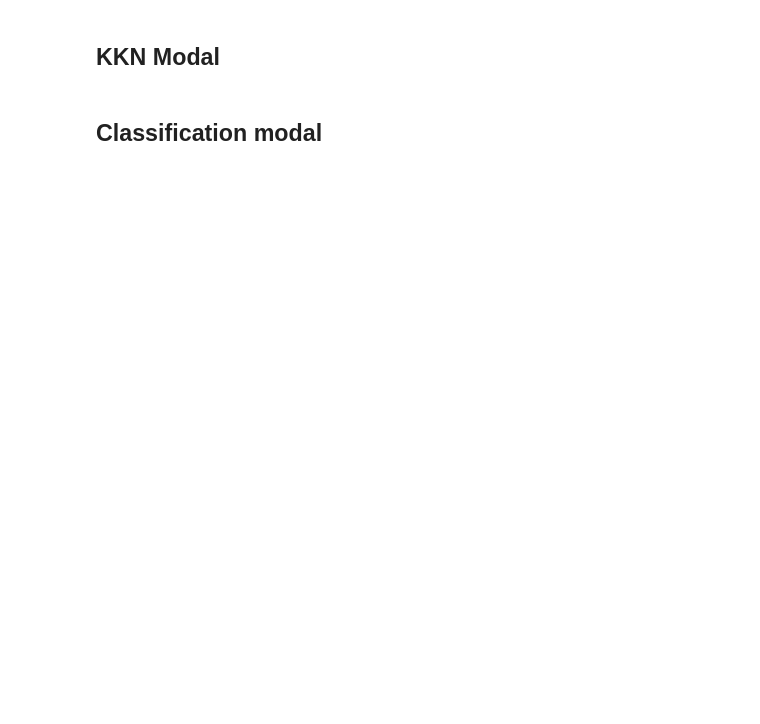
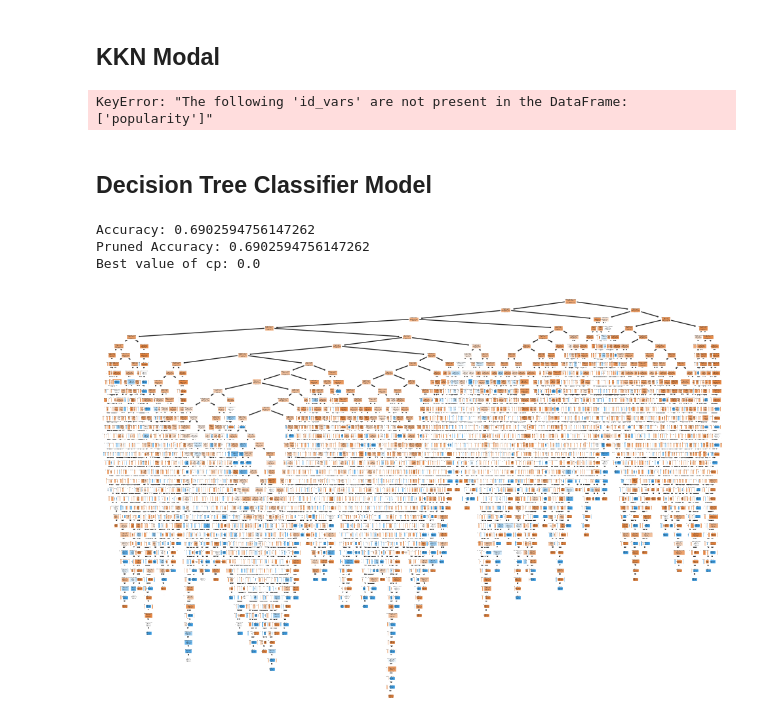
Before and after one commit to SamC0124/SClear_DDahal_MYinkaOke_Spotify_Project, a Jupyter notebook: cs3870_final_project.ipynb, the cells around one changed output. Cells and saved outputs as stored; diff of their text form; code cells hidden in the pictures; blank space fills up the shorter version.

Commit message:
Current session's final version, refining SVM model and searching for training set contamination in KNN model.

```diff
--- a/cs3870_final_project.ipynb
+++ b/cs3870_final_project.ipynb
@@ -81,7 +85,7 @@ data = data[data['popularity'] > 75]
 cleared_data = pd.read_csv('data/song_data.csv').drop(columns=['track_id', 'key']).dropna(how='any')
 
 # Assuming 'popularity' column contains numerical values
-cleared_data['popularity'] = cleared_data['popularity'].apply(lambda x: 1 if x > 75 else 0)
+cleared_data['popularity'] = cleared_data['popularity'].apply(lambda x: 1 if x > 50 else 0)
 
 # Convert True to 1 and False to 0 in the "popularity" column
 cleared_data['explicit'] = cleared_data['explicit'].astype(int)
@@ -93,8 +97,8 @@ cleared_data = cleared_data.drop_duplicates(subset=['track_name'])
 cleared_data['duration_s'] = cleared_data['duration_ms'] / 1000
 
 # List of columns you want to keep
-columns_data = ['popularity', 'duration_s', 'explicit', 'danceability', 'energy', 'loudness', 'speechiness',
-                   'acousticness', 'instrumentalness', 'liveness', 'valence', 'tempo']
+columns_data = ['popularity', 'duration_s', 'explicit', 'danceability', 'energy', 'loudness', 'speechiness', 'acousticness', 'instrumentalness', 'liveness', 'valence', 'tempo']
+columns_targets = ['duration_s', 'explicit', 'danceability', 'energy', 'loudness', 'speechiness', 'acousticness', 'instrumentalness', 'liveness', 'valence', 'tempo']
 
 # Filtering columns
 
@@ -106,6 +113,8 @@ We made graphs to look at diffrent relationship between the date for better unde
 # %% [markdown]
 ## KKN Modal
 # %%
+# Problem: Popularity is mixing into this dataset, making the model train incorrectly.
+
 long_data = pd.melt(cleared_data, id_vars=['popularity'], var_name='feature', value_name='value')
 
 # Calculate the mean for each feature and popularity
@@ -146,14 +155,14 @@ for i in range(len(knn_results)):
     loop_knn = cross_val_predict(knn, pop_norm, cleared_data['popularity'], cv=5)
     loop_norm_cm = confusion_matrix(loop_knn, cleared_data['popularity'])
     accuracy = round(accuracy_score(loop_knn, cleared_data['popularity']), 2)
-    #print(f"Accuracy for k={knn_results.loc[i, 'k']} with normalized data: {accuracy}")  # Debugging print
+    print(f"Accuracy for k={knn_results.loc[i, 'k']} with normalized data: {accuracy}")  # Debugging print
     knn_results.loc[i, 'pop_norm'] = accuracy
 
     # Fit KNN Algorithm for standardized data
     knn = KNeighborsClassifier(n_neighbors=knn_results.loc[i, 'k'])
     loop_knn2 = cross_val_predict(knn, pop_stan, cleared_data['popularity'], cv=5)
     accuracy2 = round(accuracy_score(loop_knn2, cleared_data['popularity']), 2)
-    #print(f"Accuracy for k={knn_results.loc[i, 'k']} with standardized data: {accuracy2}")  # Debugging print
+    print(f"Accuracy for k={knn_results.loc[i, 'k']} with standardized data: {accuracy2}")  # Debugging print
     knn_results.loc[i, 'pop_stan'] = accuracy2
 
 # Displaying the first 10 rows of knn_results DataFrame
@@ -200,7 +209,7 @@ y = pop_norm['popularity']  # Use 'popularity' as the target column
 X_train, X_test, y_train, y_test = train_test_split(X, y, test_size=0.2, random_state=42)
 
 # Initializing KNN classifier
-knn_classifier = KNeighborsClassifier(n_neighbors=2)
+knn_classifier = KNeighborsClassifier(n_neighbors=4)
 
 # Fitting the classifier on the training data
 knn_classifier.fit(X_train, y_train)
@@ -211,15 +220,17 @@ y_pred = knn_classifier.predict(X_test)
 # Calculating confusion matrix
 cm = confusion_matrix(y_test, y_pred)
 print(cm)
+# %% [output]
+KeyError: "The following 'id_vars' are not present in the DataFrame: ['popularity']"
 # %% [markdown]
-## Classification modal
+## Decision Tree Classifier Model
 # %%
 import numpy as np
 
 np.random.seed(3870)
 
 # Extracting features and target variable
-X = cleared_data[columns_data]
+X = cleared_data[columns_targets]
 Y = cleared_data['popularity']
 
 # Perform one-hot encoding on categorical variables
@@ -237,34 +248,39 @@ clf.fit(X_train, y_train)
 
 # Evaluate the classifier on the testing data
 accuracy = clf.score(X_test, y_test)
 print("Accuracy:", accuracy)
 
 # Calculate the cost complexity pruning path
 ccp_path = clf.cost_complexity_pruning_path(X_train, y_train)
 
 # Use the ccp_path to find the best value of cp to use to prune the full tree
 best_cp_index = np.argmin(ccp_path['ccp_alphas'])
 best_cp = ccp_path['ccp_alphas'][best_cp_index]
 
 # Use the best value of cp to prune the full tree
 pruned_clf = tree.DecisionTreeClassifier(criterion='entropy', splitter='best', min_samples_split=2,
                                          min_samples_leaf=1,
                                          ccp_alpha=best_cp, random_state=3870)
 pruned_clf.fit(X_train, y_train)
 
 # Evaluate the pruned classifier on the testing data
 pruned_accuracy = pruned_clf.score(X_test, y_test)
 print("Pruned Accuracy:", pruned_accuracy)
 
 # Print the best value of cp
 print("Best value of cp:", best_cp)
 
 # Prune the tree
-cancer_prune = tree.DecisionTreeClassifier(ccp_alpha=best_cp)
-cancer_prune.fit(X_train, y_train)
+popularity_prune = tree.DecisionTreeClassifier(ccp_alpha=best_cp)
+popularity_prune.fit(X_train, y_train)
 
 # Plot the tree
 plt.figure(figsize=(12, 8))
-tree.plot_tree(cancer_prune, filled=True, feature_names=X_train.columns,
-               class_names=cancer_prune.classes_.astype(str))
+tree.plot_tree(popularity_prune, filled=True, feature_names=X_train.columns,
+               class_names=popularity_prune.classes_.astype(str))
 plt.show()
+# %% [output]
+Accuracy: 0.6902594756147262
+Pruned Accuracy: 0.6902594756147262
+Best value of cp: 0.0
+[figure, added]
```
Also changed, not shown: parts of 3 cells of this notebook, 2 other files.
